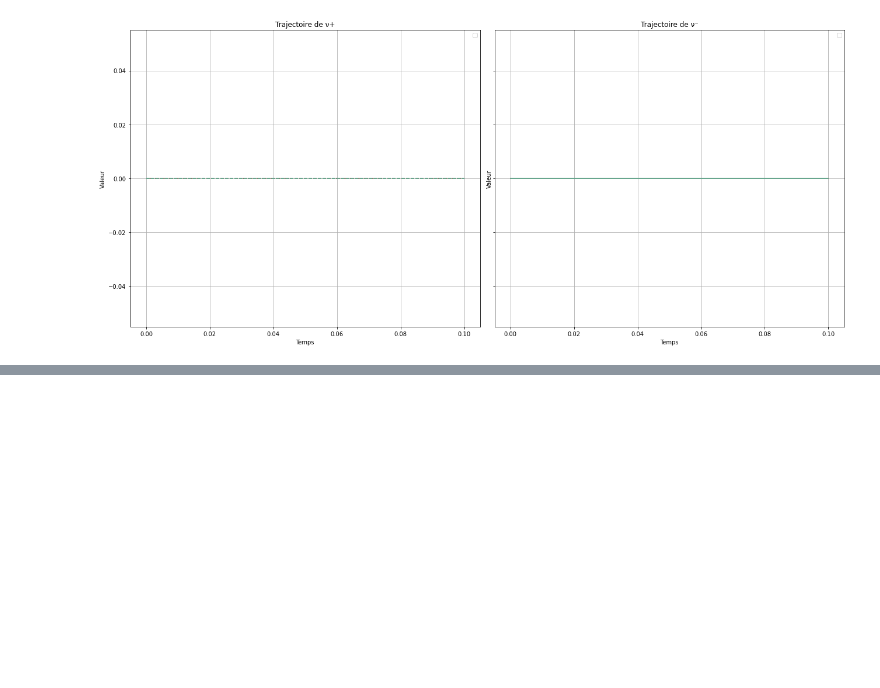
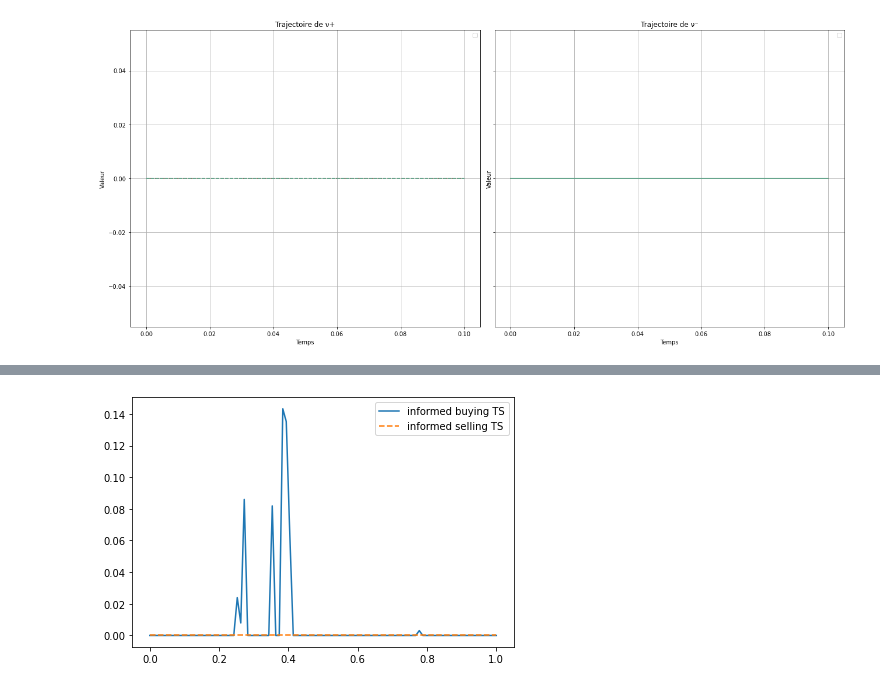
Before and after one commit to AdrienMathieu-eng/Nash-Equilibrium-, a Jupyter notebook: FBSDE_system.ipynb, the cells around one changed output, grey strips where cells are left out. Saved outputs shown, nothing was run; the diff lists cells and outputs as text; code cells hidden in the pictures; blank space fills up the shorter version.

```diff
--- a/FBSDE_system.ipynb
+++ b/FBSDE_system.ipynb
@@ -816,0 +880,80 @@ No handles with labels found to put in legend.
+# %%
+S_t = np.zeros(N)
+S_t[0] = S_0
+for t in range(N-1):
+    S_t[t+1] = S_t[t] -kappa_a *alpha[t]*dt + sigma_S * np.random.normal(0,1,1)*np.sqrt(dt)
+
+Z_t_plus = np.zeros(N)
+Z_t_minus = np.zeros(N)
+for t in range(N-1):
+    Z_t_plus[t+1] = Z_t_plus[t] -eta_ZP *Z_t_plus[t]*dt + sigma_ZP * np.random.normal(0,1,1)*np.sqrt(dt)
+    Z_t_minus[t+1] = Z_t_minus[t] -eta_ZM *Z_t_minus[t]*dt + sigma_ZM * np.random.normal(0,1,1)*np.sqrt(dt)
+
+
+alpha = np.zeros(N)
+for t in range(N-1):
+    alpha[t+1] = alpha[t] -eta_a *alpha[t]*dt + sigma_a * np.random.normal(0,1,1)*np.sqrt(dt)
+
+esp_alpha = np.zeros(N)
+for t in range(N):
+    esp_alpha[t] =  alpha[t]*(1-np.exp(-eta_a*(T-time[t])))/eta_a
+
+n_iter = 1000
+for n in  range(n_iter):
+    NP = nu_plus.copy()
+    NM = nu_minus.copy()
+    for t in range(N):
+        nu_plus[t] = 1/(2*Kappa_I) * max((-delta_plus[t] + alpha[t]*(1-np.exp(-eta_a*(T-time[t])))/eta_a),0)
+        nu_minus[t] = 1/(2*Kappa_I) * max((-delta_minus[t] - alpha[t]*(1-np.exp(-eta_a*(T-time[t])))/eta_a),0)
+        delta_plus[t] = min((Zeta+Z_t_plus[t])/K,Beta*(NP[t] + (1-2*K*Kappa_U)*(Zeta+Z_t_plus[t]) + K*alpha[t]*(1-np.exp(-eta_a*(T-time[t])))/eta_a))
+        delta_minus[t] = min((Zeta+Z_t_minus[t])/K,Beta*(NM[t] + (1-2*K*Kappa_U)*(Zeta+Z_t_minus[t]) - K*alpha[t]*(1-np.exp(-eta_a*(T-time[t])))/eta_a)
+                            )
+
+
+
+
+nu_U_plus = []
+nu_U_minus=[]
+for t in range(N):
+    nu_U_plus.append(Zeta-K*delta_plus[t]+Z_t_plus[t])
+    nu_U_minus.append(Zeta-K*delta_minus[t] + Z_t_minus[t])
+
+
+
+plt.plot(time,nu_plus,label='informed buying TS')
+plt.plot(time,nu_minus,'--', label='informed selling TS')
+plt.legend()
+plt.tight_layout()
+plt.show()
+
+plt.plot(time,delta_plus,label='ask quote')
+plt.plot(time,delta_minus,'--', label='bid quote')
+plt.legend()
+plt.tight_layout()
+plt.show()
+
+plt.plot(time,nu_U_plus,label='uninformed buying TS')
+plt.plot(time,nu_U_minus,'--', label='uninformed selling TS')
+plt.legend()
+plt.tight_layout()
+plt.show()
+
+
+plt.plot(time,esp_alpha,label='signal')
+plt.legend()
+plt.tight_layout()
+plt.show()
+
+
+plt.plot(time,S_t,label='price')
+plt.legend()
+plt.tight_layout()
+plt.show()
+
+plt.plot(time,Z_t_plus,label='Z_plus')
+plt.plot(time,Z_t_minus,'--', label='Z_minus')
+plt.legend()
+plt.tight_layout()
+plt.show()
+# %% [output]
+[figure, added]
```
Also changed, not shown: parts of 10 cells of this notebook.
